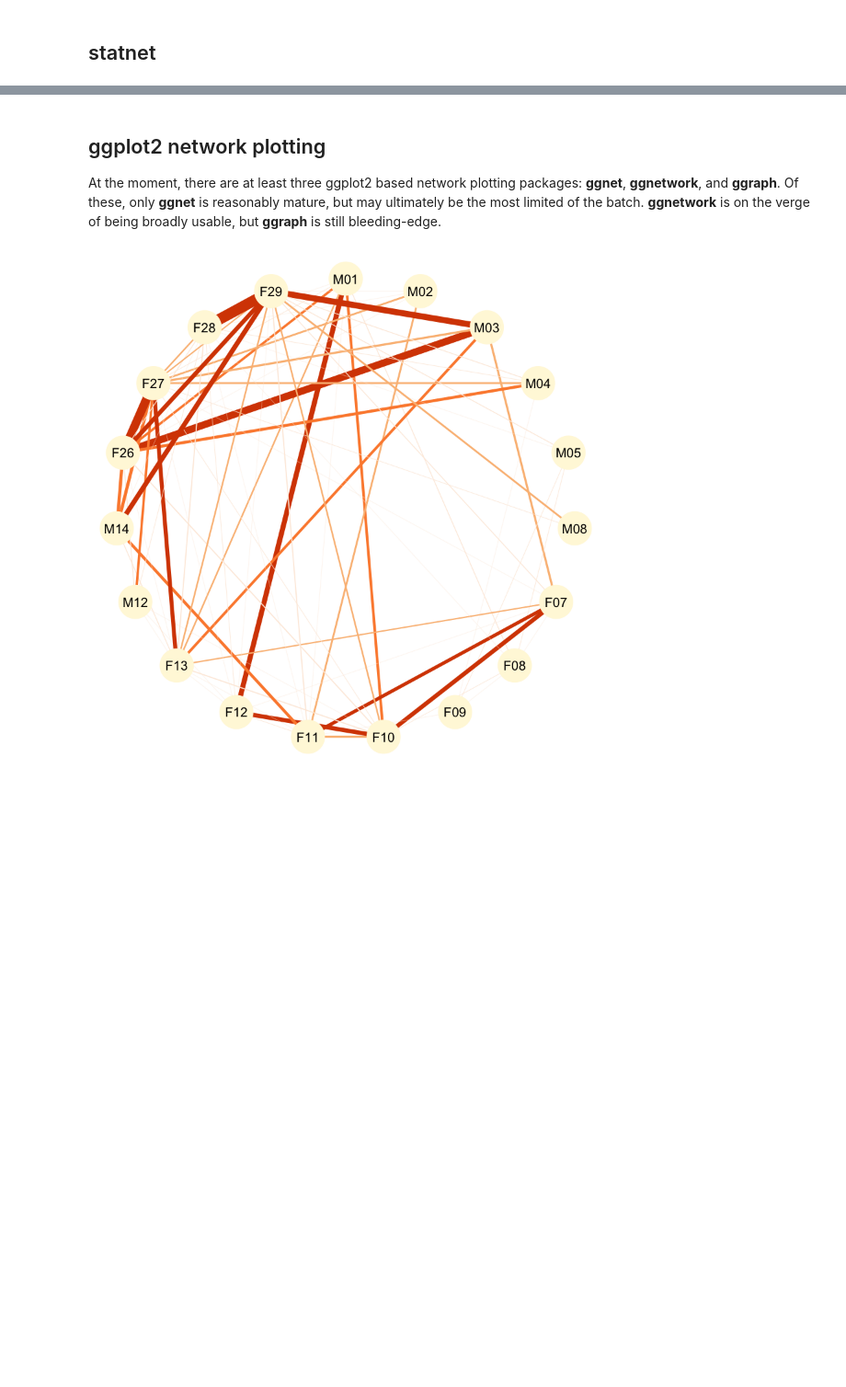
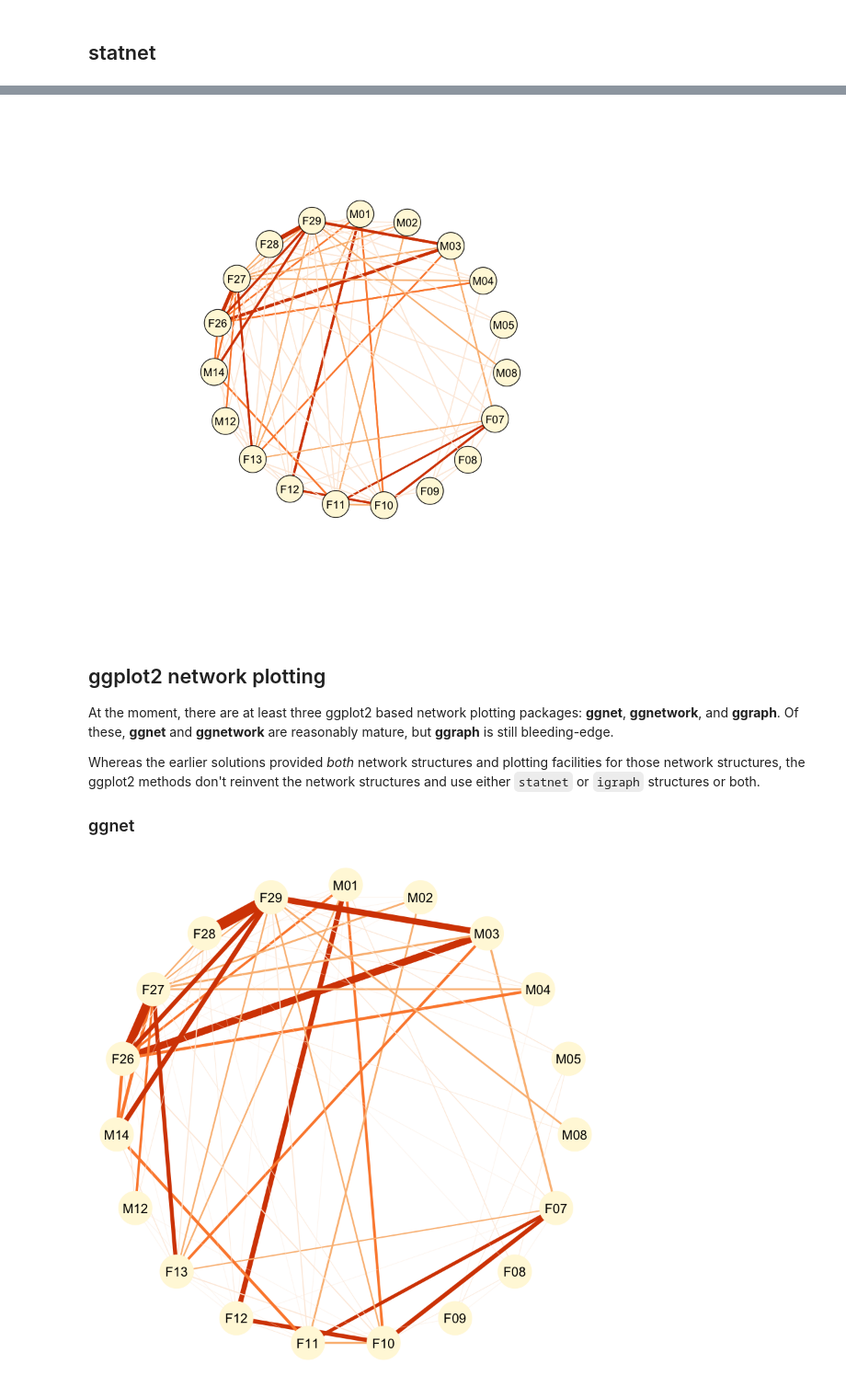
Before and after one commit to ryanraaum/bioanth-plots, a Jupyter notebook: Social Network in R.ipynb, the cells around one changed output, grey strips where cells are left out. Shown at 92% size. Cells and saved outputs as stored; diff of their text form; code cells hidden in the pictures; blank space fills up the shorter version.

```diff
--- a/Social Network in R.ipynb
+++ b/Social Network in R.ipynb
@@ -69,5 +103,52 @@ gplot(net, gmode="graph",
+# %%
+# both of these are part of the statnet distribution
+library(network) # for the network structure
+library(sna) # for the plotting function
+
+# create the network object
+net = network(dmatrix,
+              matrix.type="adjacency",
+              # network is undirected; connections are symmetrical
+              directed=F,
+              # need the next two lines to store the grooming matrix
+              # relationship strength values into the network object
+              # and call this variable "groom"
+              ignore.eval=FALSE,
+              names.eval="groom")
+
+# get the colors for the edges using the function defined earlier
+ecolors = sapply(net%e%'groom', ecolor_map)
+
+gplot(net,
+      # "graph" mode is for undirected networks
+      gmode="graph",
+      # set the layout
+      mode="circle",
+      # make the nodes a little bigger and change background color
+      vertex.cex=2,
+      vertex.col='cornsilk',
+      # label the nodes
+      label=net %v% 'vertex.names',
+      # put the label in the center of the node
+      label.pos=5,
+      # make the label a little smaller than default
+      label.cex=0.9,
+      # scale the edge widths to the groom relationship strength
+      edge.lwd=net%e%'groom'*5,
+      # set the edge colors
+      edge.col=ecolors,
+      # curved edges only work properly for directed graphs;
+      # for undirected graphs, two edges are displayed between each
+      # pair of connected nodes.
+      usecurve=F)
+# %% [output]
+[figure, added]
 # %% [markdown]
 ## ggplot2 network plotting
 
-At the moment, there are at least three ggplot2 based network plotting packages: **ggnet**, **ggnetwork**, and **ggraph**. Of these, only **ggnet** is reasonably mature, but may ultimately be the most limited of the batch. **ggnetwork** is on the verge of being broadly usable, but **ggraph** is still bleeding-edge.
+At the moment, there are at least three ggplot2 based network plotting packages: **ggnet**, **ggnetwork**, and **ggraph**. Of these, **ggnet** and **ggnetwork** are reasonably mature, but **ggraph** is still bleeding-edge.
+
+Whereas the earlier solutions provided *both* network structures and plotting facilities for those network structures, the ggplot2 methods don't reinvent the network structures and use either `statnet` or `igraph` structures or both.
+
+### ggnet
 # %%
```
Also changed, not shown: parts of 17 cells of this notebook, 1 other file.
